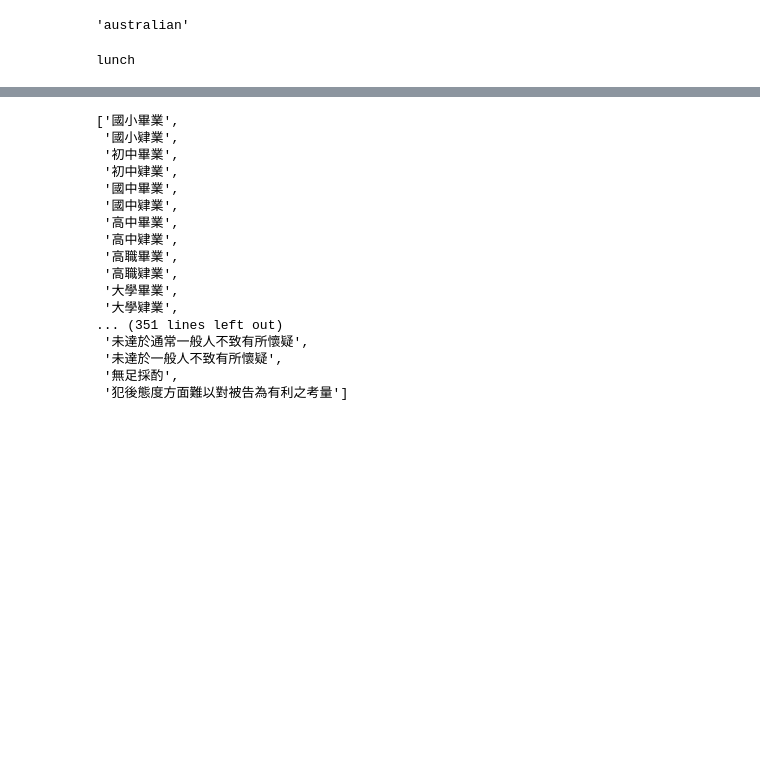
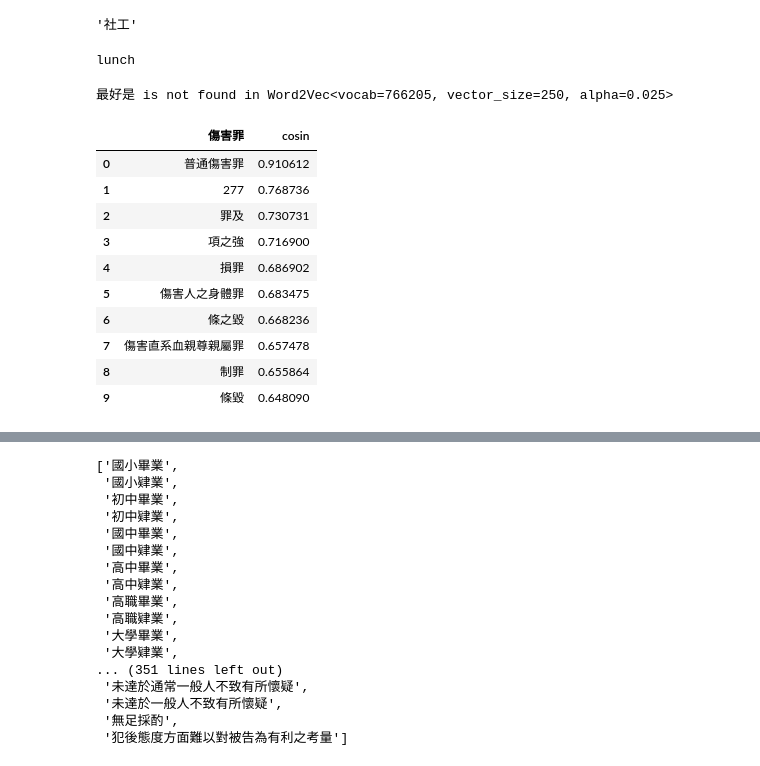
Before and after one commit to MingJeh/AI_judge, a Jupyter notebook: word2vec_visualization.ipynb, the cells around one changed output, grey strips where cells are left out. Cells and saved outputs as stored; diff of their text form; code cells hidden in the pictures; blank space fills up the shorter version.

```diff
--- a/word2vec_visualization.ipynb
+++ b/word2vec_visualization.ipynb
@@ -50,6 +67,6 @@ def analogy(x1, x2, y1):
     result = model.wv.most_similar(positive=[y1, x2], negative=[x1])
     return result[0][0]
 # %%
-analogy('japan', 'japanese', 'australia')
+analogy('傷害', '被害人', '家暴')
 # %% [output]
-'australian'
+'社工'
@@ -62,0 +83,16 @@ model = word2vec.Word2Vec.load('model_d250_s5_ep10.model')
+# %%
+words = ['傷害罪','最好是']
+most_similar(model, words)
+# %% [output]
+最好是 is not found in Word2Vec<vocab=766205, vector_size=250, alpha=0.025>
+|  | 傷害罪 | cosin |
+| 0 | 普通傷害罪 | 0.910612 |
+| 1 | 277 | 0.768736 |
+| 2 | 罪及 | 0.730731 |
+| 3 | 項之強 | 0.716900 |
+| 4 | 損罪 | 0.686902 |
+| 5 | 傷害人之身體罪 | 0.683475 |
+| 6 | 條之毀 | 0.668236 |
+| 7 | 傷害直系血親尊親屬罪 | 0.657478 |
+| 8 | 制罪 | 0.655864 |
+| 9 | 條毀 | 0.648090 |
```
Also changed, not shown: parts of 20 cells of this notebook, 1 other file.
